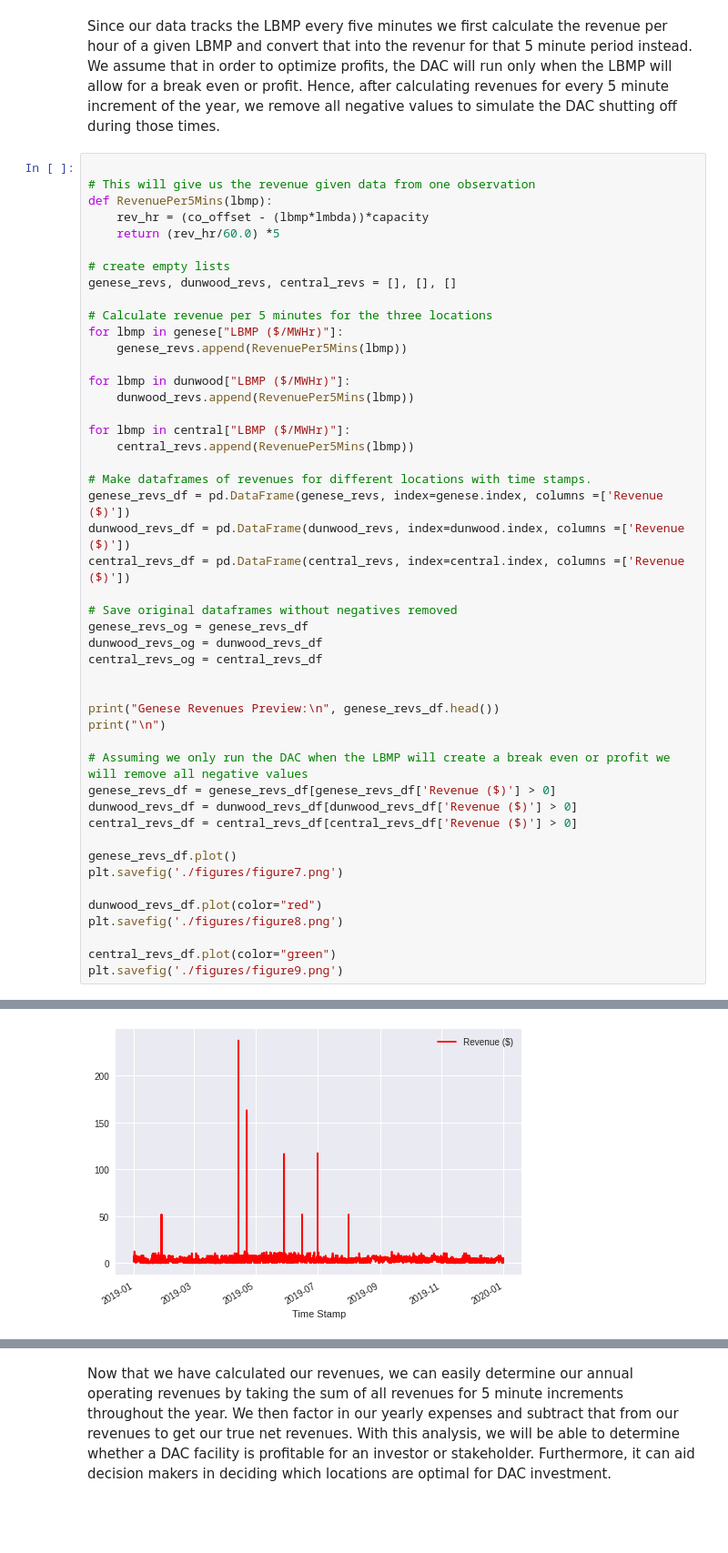
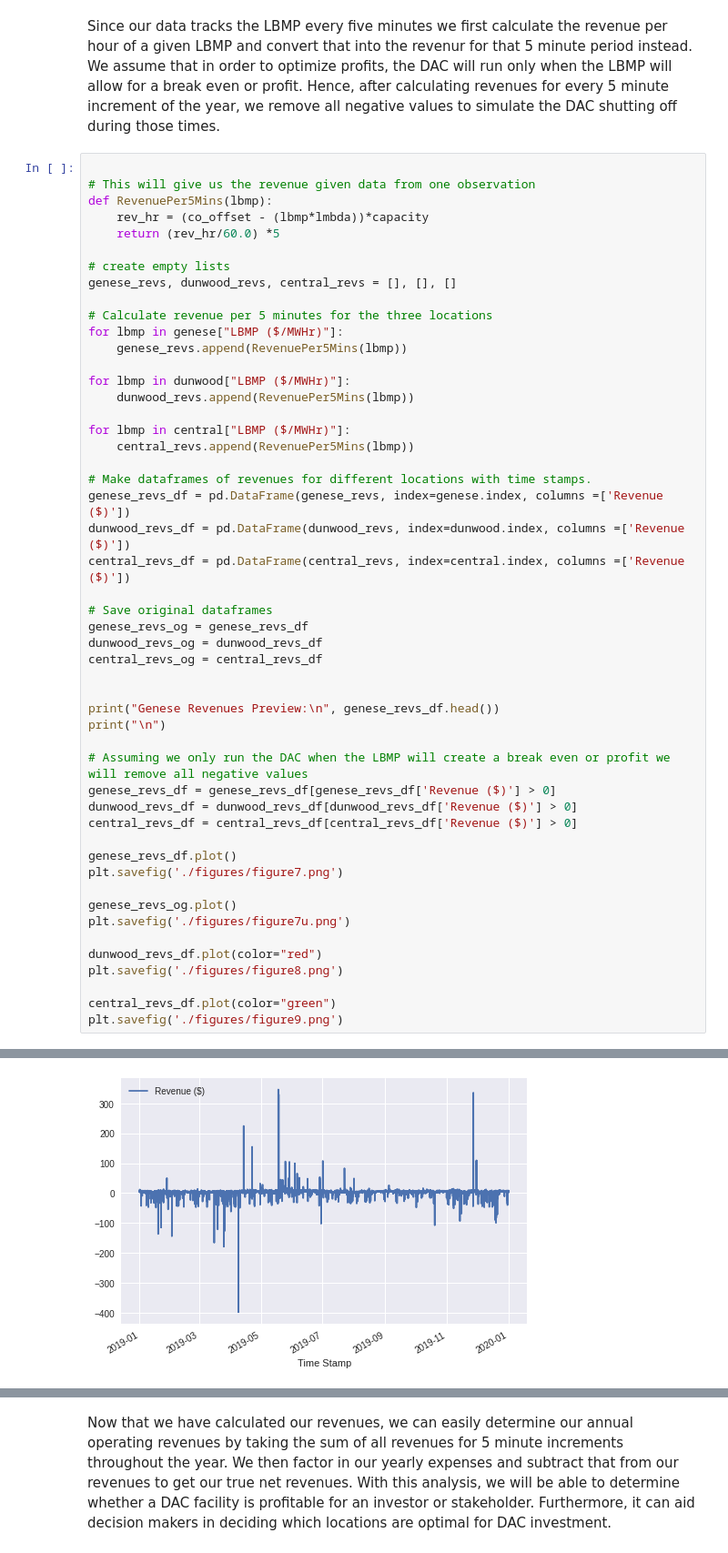
Before and after one commit to a-small-lab/SYS_5581_Neg_Emissions, a Jupyter notebook: SYS_5581_Project.ipynb, the cells around one changed output, grey strips where cells are left out. Shown at 91% size. Drawn from its saved outputs; the diff is of its cells as text; blank space fills up the shorter version.

```diff
--- a/SYS_5581_Project.ipynb
+++ b/SYS_5581_Project.ipynb
@@ -177,36 +177,39 @@ genese_revs_df = pd.DataFrame(genese_revs, index=genese.index, columns =['Revenu
 dunwood_revs_df = pd.DataFrame(dunwood_revs, index=dunwood.index, columns =['Revenue ($)'])
 central_revs_df = pd.DataFrame(central_revs, index=central.index, columns =['Revenue ($)'])
 
-# Save original dataframes without negatives removed
+# Save original dataframes
 genese_revs_og = genese_revs_df
 dunwood_revs_og = dunwood_revs_df
 central_revs_og = central_revs_df
 
 
 print("Genese Revenues Preview:\n", genese_revs_df.head())
 print("\n")
 
 # Assuming we only run the DAC when the LBMP will create a break even or profit we will remove all negative values
 genese_revs_df = genese_revs_df[genese_revs_df['Revenue ($)'] > 0]
 dunwood_revs_df = dunwood_revs_df[dunwood_revs_df['Revenue ($)'] > 0]
 central_revs_df = central_revs_df[central_revs_df['Revenue ($)'] > 0]
 
 genese_revs_df.plot()
 plt.savefig('./figures/figure7.png')
 
+genese_revs_og.plot()
+plt.savefig('./figures/figure7u.png')
+
 dunwood_revs_df.plot(color="red")
 plt.savefig('./figures/figure8.png')
 
 central_revs_df.plot(color="green")
 plt.savefig('./figures/figure9.png')
 # %% [output]
 Genese Revenues Preview:
                       Revenue ($)
 Time Stamp
 2019-03-02 00:05:00     1.839583
 2019-03-02 00:10:00     1.862500
 2019-03-02 00:15:00     1.839583
 2019-03-02 00:20:00     1.839583
 2019-03-02 00:25:00     1.854167
 [figure]
-[figure, old version]
+[figure, new version]
```
Also changed, not shown: parts of 1 cell of this notebook, 3 other files.
